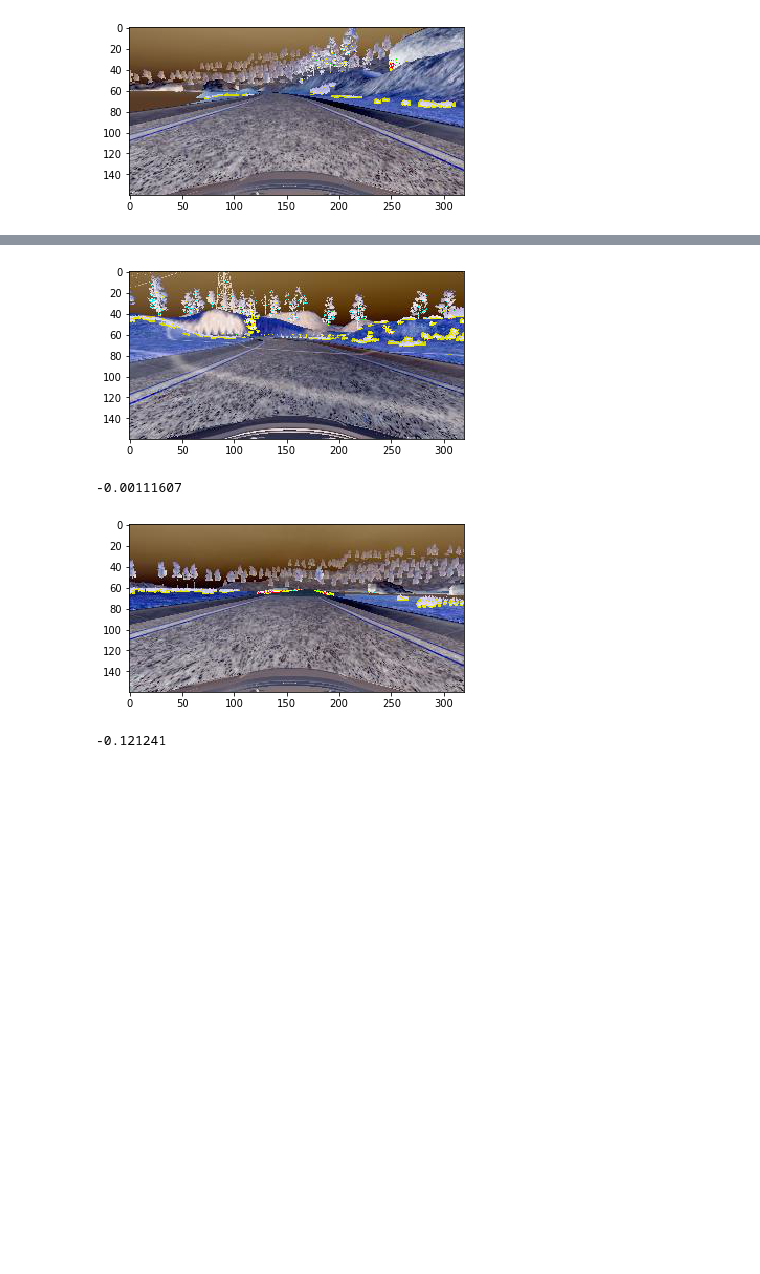
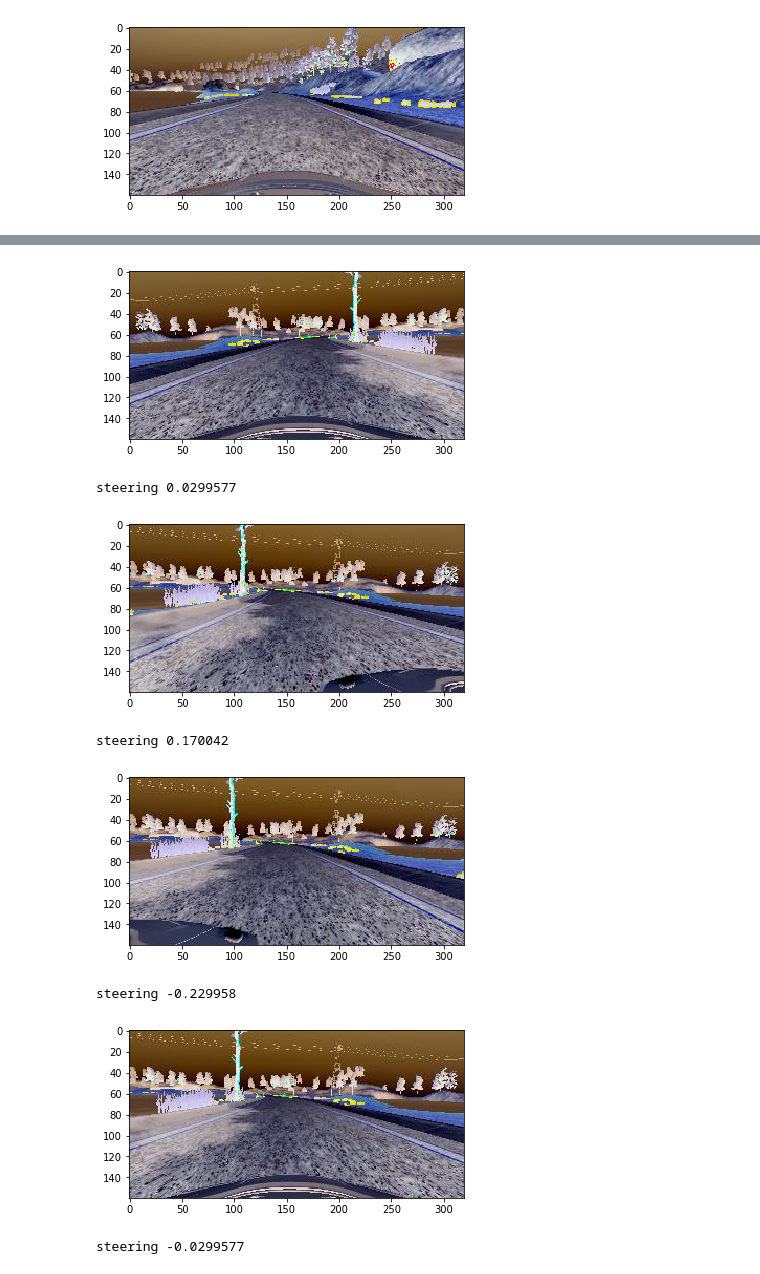
Before and after one commit to grodowski/CarND-Behavioral-Cloning-P3, a Jupyter notebook: Behavioral Cloning - Build and train the model.ipynb, the cells around one changed output, grey strips where cells are left out. Drawn from its saved outputs; the diff is of its cells as text; code cells hidden in the pictures; blank space fills up the shorter version.

Commit message:
improve preprocessing and visualisations

```diff
--- a/Behavioral Cloning - Build and train the model.ipynb
+++ b/Behavioral Cloning - Build and train the model.ipynb
@@ -48,0 +71,3 @@ def generator(samples, batch_size=32):
+# %%
+# dataset split
+train_samples, validation_samples = train_test_split(p2_telemetry, test_size=0.2)
@@ -49,15 +100,42 @@ def generator(samples, batch_size=32):
+# %%
+# define a generator for Keras
+# if augment is set to True, generator will yield more samples!
+def generator(samples, batch_size=32, augment=False):
+    nb_samples = len(samples)
+    while 1:
+        samples = shuffle(samples)
+        for offset in range(0, nb_samples, batch_size):
+            batch = samples[offset:offset+batch_size]
+            batch_x_tmp = []
+            batch_y_tmp = []
+            for sample in batch:
+                if augment:
+                    append_augmented(
+                        sample,
+                        batch_x_tmp,
+                        batch_y_tmp,
+                    )
+                else:
+                    batch_x_tmp.append(read_image_rgb(sample[center_im_idx]))
+                    batch_y_tmp.append(sample[steering_angle_idx])
+            yield (np.array(batch_x_tmp, dtype=np.float32), np.array(batch_y_tmp, dtype=np.float32))
 # %%
-# Test generator and read_image_rgb
-test_gen_data = train_samples[0:2]
-test_gen = generator(test_gen_data, batch_size=1)
-for i in range(2):
-    x_data, y_data = next(test_gen)
-    plt.imshow(x_data[0])
+# test generator and preprocessing
+test_gen_data = train_samples[890:891]
+test_gen = generator(test_gen_data, batch_size=1, augment=True)
+
+x_data, y_data = next(test_gen)
+for (x, y) in zip(x_data, y_data):
+    plt.imshow(x)
     plt.show()
-    print(y_data[0])
+    print('steering', y)
 # %% [output]
-[figure, old version]
+[figure, new version]
--0.00111607
+steering 0.0299577
-[figure, old version]
+[figure, new version]
--0.121241
+steering 0.170042
+[figure, added]
+steering -0.229958
+[figure, added]
+steering -0.0299577
 # %%
```
Also changed, not shown: parts of 7 cells of this notebook.
